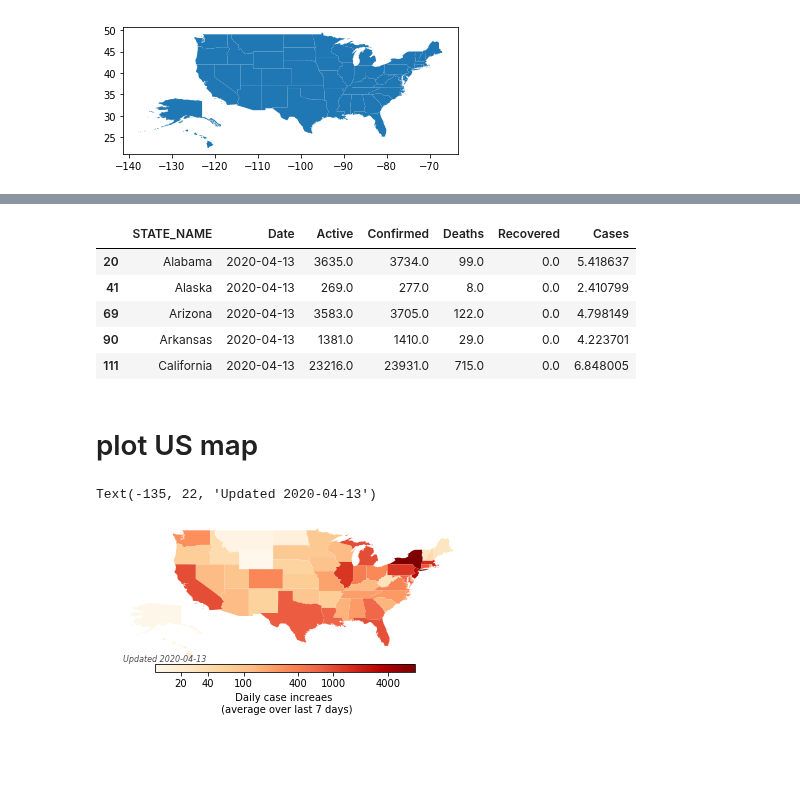
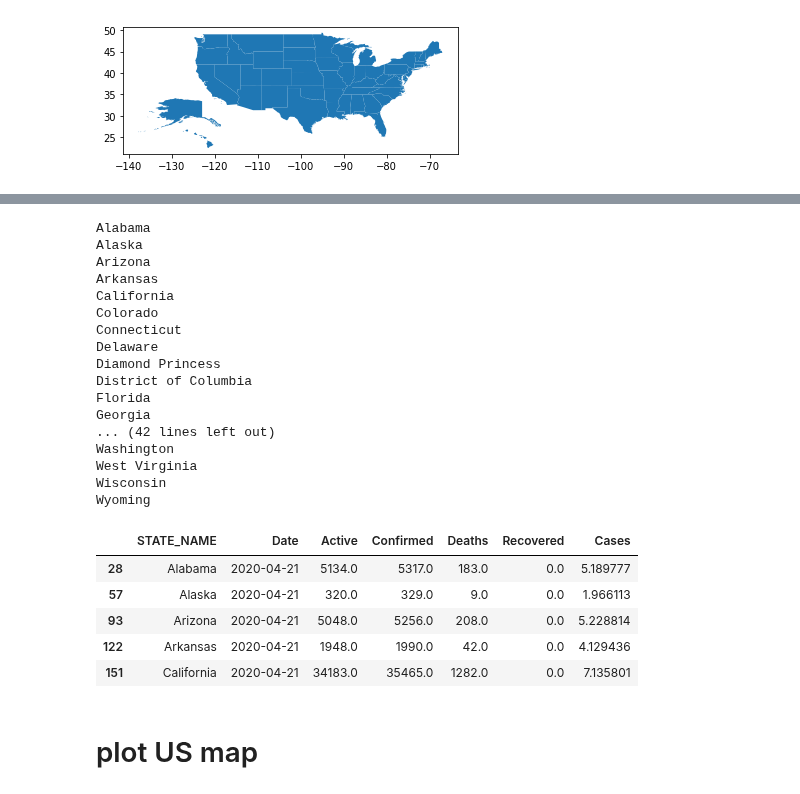
Before and after one commit to tlmohren/Covid19_analysis, a Jupyter notebook: notebooks/JHUdata_state_map.ipynb, the cells around one changed output, grey strips where cells are left out. Saved outputs shown, nothing was run; the diff lists cells and outputs as text; code cells hidden in the pictures; blank space fills up the shorter version.

```diff
--- a/notebooks/JHUdata_state_map.ipynb
+++ b/notebooks/JHUdata_state_map.ipynb
@@ -172,40 +172,59 @@ df_US
 
 US.head()
 
 
 
 # states = US['STATE_NAME'].tolist()
-states = df_US['Province/State'].unique().tolist()
 dates = df_US['Date'].unique()
 
+bool_prior = df_US['Date'] == dates[-7]
+states = df_US.loc[bool_prior,'Province/State'].unique().tolist()
+
 for state in states:
-#     print(state)
+    print(state)
     bool_state = df_US['Province/State'] == state
     bool_date = df_US['Date'] == dates[-1]
     bool_prior = df_US['Date'] == dates[-7]
     if (bool_state & bool_date).sum() > 0:
         now_cases = df_US[bool_state & bool_date ]['Confirmed'].iloc[0]
         prior_cases = df_US[bool_state & bool_prior ]['Confirmed'].iloc[0]
         latest_cases = (now_cases-prior_cases)/7
     else:
         latest_cases = 0
 
     df_US.loc[bool_state ,'Cases'] = np.log(latest_cases + 2)
 
 
 # US['Cases'] = 0
 df_US = df_US.rename(columns={'Province/State':'STATE_NAME'})
 
 df_US = df_US[bool_date]
 US= pd.merge(US, df_US, how='left', on=['STATE_NAME'])
 df_US.head()
 # %% [output]
+Alabama
+Alaska
+Arizona
+Arkansas
+California
+Colorado
+Connecticut
+Delaware
+Diamond Princess
+District of Columbia
+Florida
+Georgia
+... (42 lines left out)
+Washington
+West Virginia
+Wisconsin
+Wyoming
 |  | STATE_NAME | Date | Active | Confirmed | Deaths | Recovered | Cases |
-| 20 | Alabama | 2020-04-13 | 3635.0 | 3734.0 | 99.0 | 0.0 | 5.418637 |
-| 41 | Alaska | 2020-04-13 | 269.0 | 277.0 | 8.0 | 0.0 | 2.410799 |
-| 69 | Arizona | 2020-04-13 | 3583.0 | 3705.0 | 122.0 | 0.0 | 4.798149 |
-| 90 | Arkansas | 2020-04-13 | 1381.0 | 1410.0 | 29.0 | 0.0 | 4.223701 |
-| 111 | California | 2020-04-13 | 23216.0 | 23931.0 | 715.0 | 0.0 | 6.848005 |
+| 28 | Alabama | 2020-04-21 | 5134.0 | 5317.0 | 183.0 | 0.0 | 5.189777 |
+| 57 | Alaska | 2020-04-21 | 320.0 | 329.0 | 9.0 | 0.0 | 1.966113 |
+| 93 | Arizona | 2020-04-21 | 5048.0 | 5256.0 | 208.0 | 0.0 | 5.228814 |
+| 122 | Arkansas | 2020-04-21 | 1948.0 | 1990.0 | 42.0 | 0.0 | 4.129436 |
+| 151 | California | 2020-04-21 | 34183.0 | 35465.0 | 1282.0 | 0.0 | 7.135801 |
 # %% [markdown]
 # plot US map
 # %%
@@ -245,6 +264,3 @@ ax.axis("off")
 
 ax.annotate('Updated '+str( df_US['Date'].iloc[-1]),
             [-135,22 ], color=[.3,.3,.3], style='italic',fontsize=8)
-# %% [output]
-Text(-135, 22, 'Updated 2020-04-13')
-[figure, removed]
```
Also changed, not shown: parts of 3 cells of this notebook, 15 other files.
